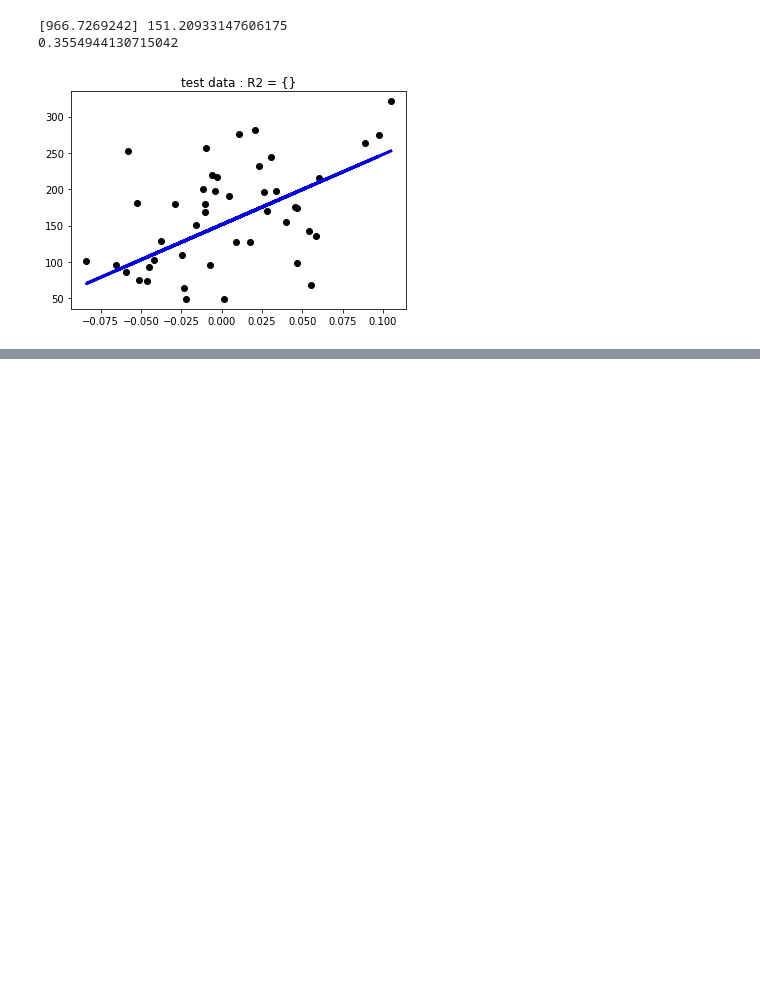
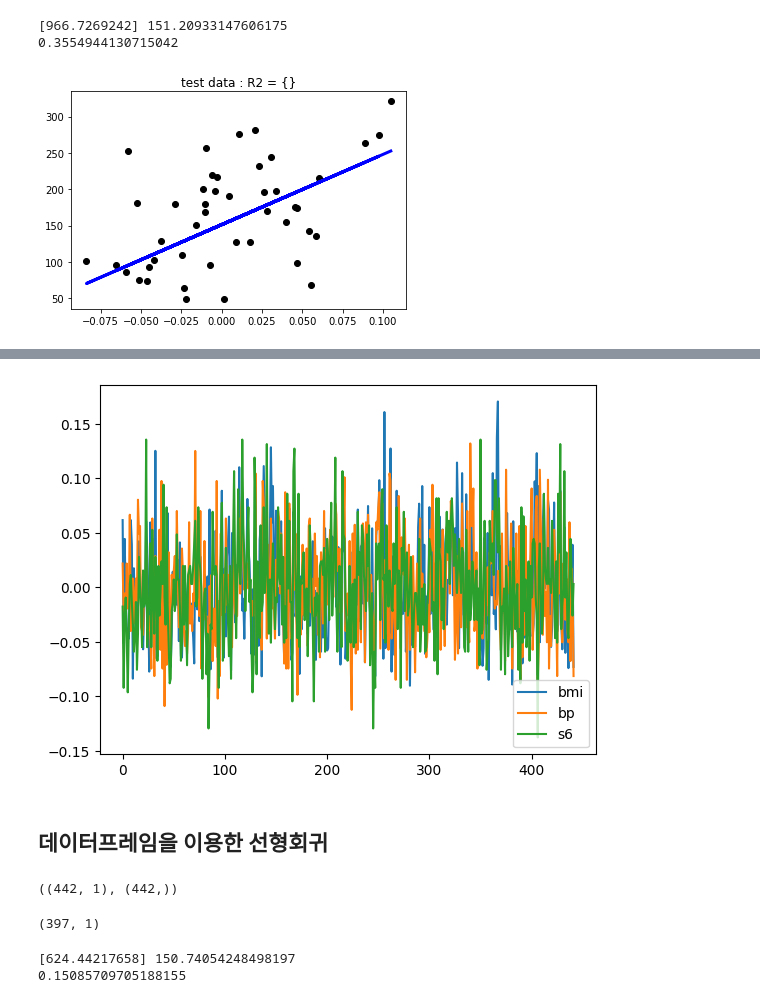
Before and after one commit to iamgus123/dl19, a Jupyter notebook: notebook/ch04_LR.ipynb, the cells around one changed output, grey strips where cells are left out. Cells and saved outputs as stored; diff of their text form; code cells hidden in the pictures; blank space fills up the shorter version.

```diff
--- a/notebook/ch04_LR.ipynb
+++ b/notebook/ch04_LR.ipynb
@@ -316,0 +282,35 @@ plt.show()
+# %%
+
+# multiple plot
+# df[['bmi','bp','s6','target']].plot()
+df[['bmi','bp','s6']].plot()
+plt.show()
+# %% [output]
+[figure, added]
+# %% [markdown]
+## 데이터프레임을 이용한 선형회귀
+# %%
+
+# X and y
+# 하나의 특징(s6: 혈당치)만 추려내서 2차원 배열로 만든다. BMI 특징의 인덱스가 2이다.
+diabetes_X_new2=df.s6.values
+diabetes_X_new2=diabetes_X_new2[:,np.newaxis]
+diabetes_X_new2.shape, diabetes_y.shape
+# %% [output]
+((442, 1), (442,))
+# %%
+
+X_train, X_test, y_train, y_test = train_test_split(diabetes_X_new2, diabetes_y, test_size=0.1, random_state=0)
+X_train.shape
+# %% [output]
+(397, 1)
+# %%
+
+regr2 = linear_model.LinearRegression()
+regr2.fit(X_train, y_train)
+# regression coeff.s & score
+print(regr2.coef_, regr2.intercept_)
+print(regr2.score(X_train, y_train))
+# %% [output]
+[624.44217658] 150.74054248498197
+0.15085709705188155
```
Also changed, not shown: parts of 17 cells of this notebook.
